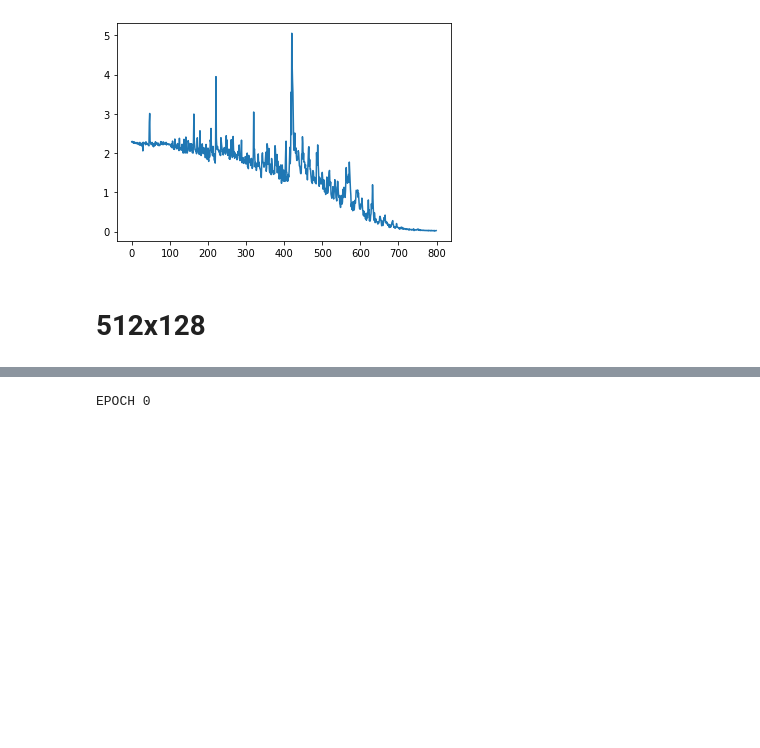
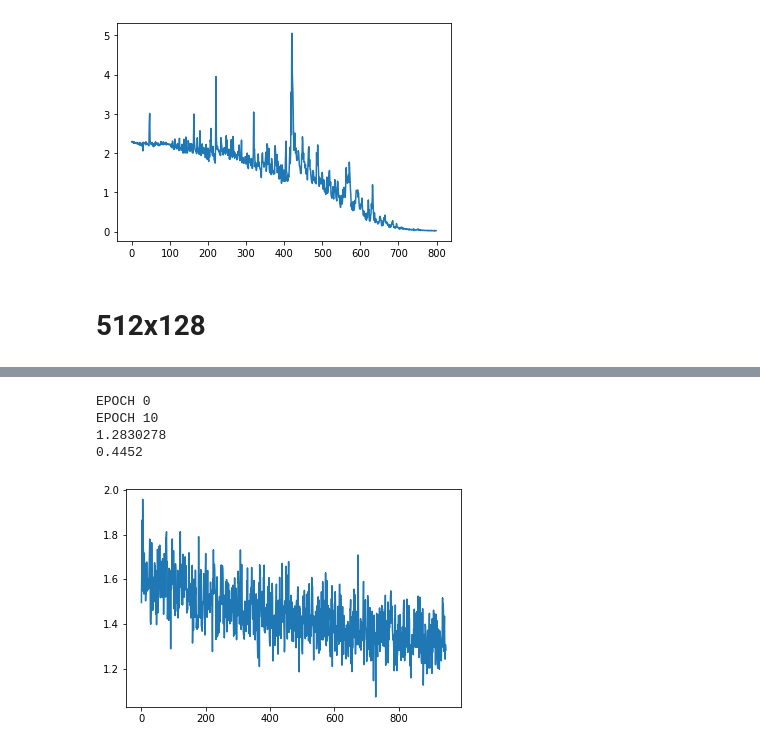
Before and after one commit to AleksandrPanov/dl-unn.github.io, a Jupyter notebook: my_homework/task2/lab2.ipynb, the cells around one changed output, grey strips where cells are left out. Saved outputs shown, nothing was run; the diff lists cells and outputs as text; code cells hidden in the pictures; blank space fills up the shorter version.

```diff
--- a/my_homework/task2/lab2.ipynb
+++ b/my_homework/task2/lab2.ipynb
@@ -437,11 +451,15 @@ EPOCH 10
 # %%
-epoch = 10
+epoch = 12
 net3 = copy.deepcopy(net2)
-Net.const_coeff = 0.192
+Net.const_coeff = 0.19
 Net.const_alpha = 0.9
 loss = net3.fit(X, Labels, epoch, True)
 print(loss[-1])
 plt.plot(loss)
 print(np.mean(Y_test == net3.get_classes(X_test)))
 # %% [output]
 EPOCH 0
+EPOCH 10
+1.2830278
+0.4452
+[figure, added]
```
Also changed, not shown: parts of 3 cells of this notebook.
